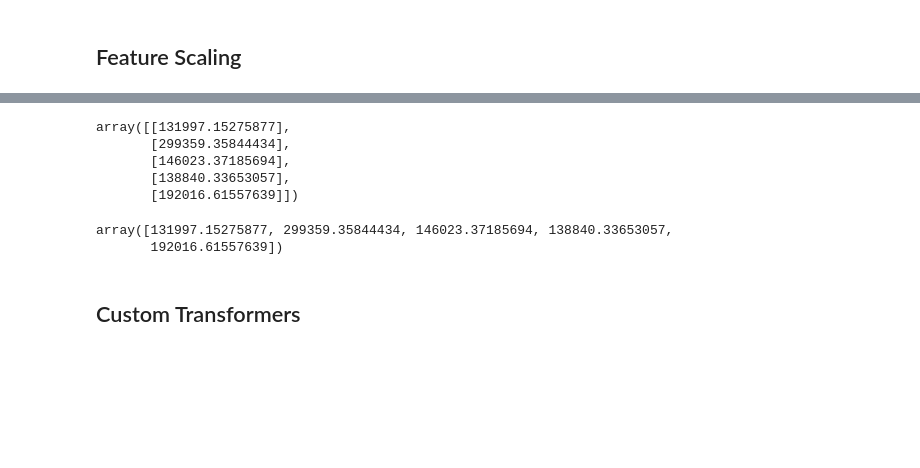
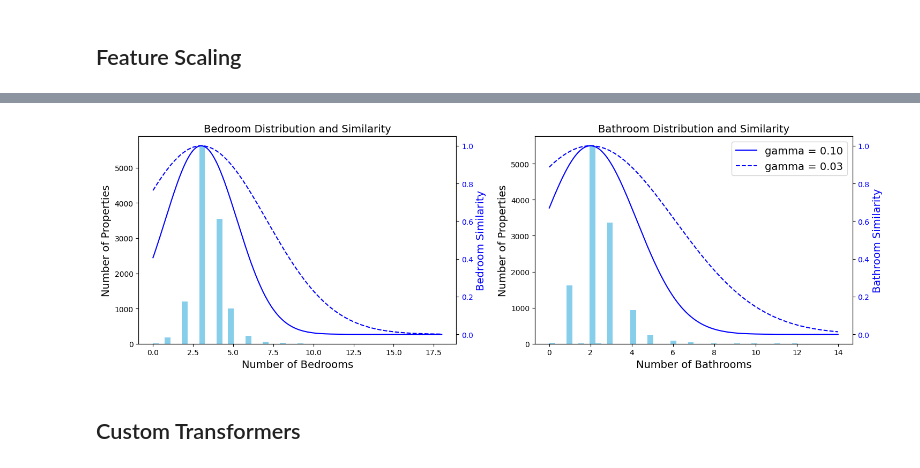
Before and after one commit to Kevin-Wang-McGill/USA-Housing-Price-Prediction, a Jupyter notebook: Housing_Price_Regression_Problem.ipynb, the cells around one changed output, grey strips where cells are left out. Saved outputs shown, nothing was run; the diff lists cells and outputs as text; code cells hidden in the pictures; blank space fills up the shorter version.

```diff
--- a/Housing_Price_Regression_Problem.ipynb
+++ b/Housing_Price_Regression_Problem.ipynb
@@ -859,8 +787,0 @@ predictions = target_scaler.inverse_transform(scaled_predictions)
-# %%
-predictions
-# %% [output]
-array([[131997.15275877],
-       [299359.35844434],
-       [146023.37185694],
-       [138840.33653057],
-       [192016.61557639]])
@@ -874,8 +788,57 @@ predictions = model.predict(some_new_data)
-# %%
-predictions
-# %% [output]
-array([131997.15275877, 299359.35844434, 146023.37185694, 138840.33653057,
-       192016.61557639])
+# %%
+import numpy as np
+import matplotlib.pyplot as plt
+from sklearn.metrics.pairwise import rbf_kernel
+
+# Create subplots for bedroom and bathroom
+fig, (ax1, ax2) = plt.subplots(1, 2, figsize=(15, 5))
+
+# Bedroom analysis
+bed_range = np.linspace(housing["Bedroom"].min(),
+                       housing["Bedroom"].max(),
+                       500).reshape(-1, 1)
+reference_bed = [[housing["Bedroom"].median()]]
+rbf1_bed = rbf_kernel(bed_range, reference_bed, gamma=0.1)
+rbf2_bed = rbf_kernel(bed_range, reference_bed, gamma=0.03)
+
+# Bathroom analysis
+bath_range = np.linspace(housing["Bathroom"].min(),
+                        housing["Bathroom"].max(),
+                        500).reshape(-1, 1)
+reference_bath = [[housing["Bathroom"].median()]]
+rbf1_bath = rbf_kernel(bath_range, reference_bath, gamma=0.1)
+rbf2_bath = rbf_kernel(bath_range, reference_bath, gamma=0.03)
+
+# Plot Bedroom
+ax1_twin = ax1.twinx()
+ax1.hist(housing["Bedroom"], bins=50, color='skyblue')
+ax1.set_xlabel("Number of Bedrooms")
+ax1.set_ylabel("Number of Properties")
+
+ax1_twin.plot(bed_range, rbf1_bed, color='blue', label="gamma = 0.10")
+ax1_twin.plot(bed_range, rbf2_bed, color='blue', label="gamma = 0.03", linestyle="--")
+ax1_twin.set_ylabel("Bedroom Similarity", color='blue')
+ax1_twin.tick_params(axis='y', labelcolor='blue')
+ax1.set_title("Bedroom Distribution and Similarity")
+
+# Plot Bathroom
+ax2_twin = ax2.twinx()
+ax2.hist(housing["Bathroom"], bins=50, color='skyblue')
+ax2.set_xlabel("Number of Bathrooms")
+ax2.set_ylabel("Number of Properties")
+
+ax2_twin.plot(bath_range, rbf1_bath, color='blue', label="gamma = 0.10")
+ax2_twin.plot(bath_range, rbf2_bath, color='blue', label="gamma = 0.03", linestyle="--")
+ax2_twin.set_ylabel("Bathroom Similarity", color='blue')
+ax2_twin.tick_params(axis='y', labelcolor='blue')
+ax2.set_title("Bathroom Distribution and Similarity")
+
+# Add legend
+ax2_twin.legend(loc="upper right")
+plt.tight_layout()
+plt.show()
+# %% [output]
+[figure, added]
 # %% [markdown]
 ## Custom Transformers
 # %% [markdown]
```
Also changed, not shown: parts of 108 cells of this notebook.
